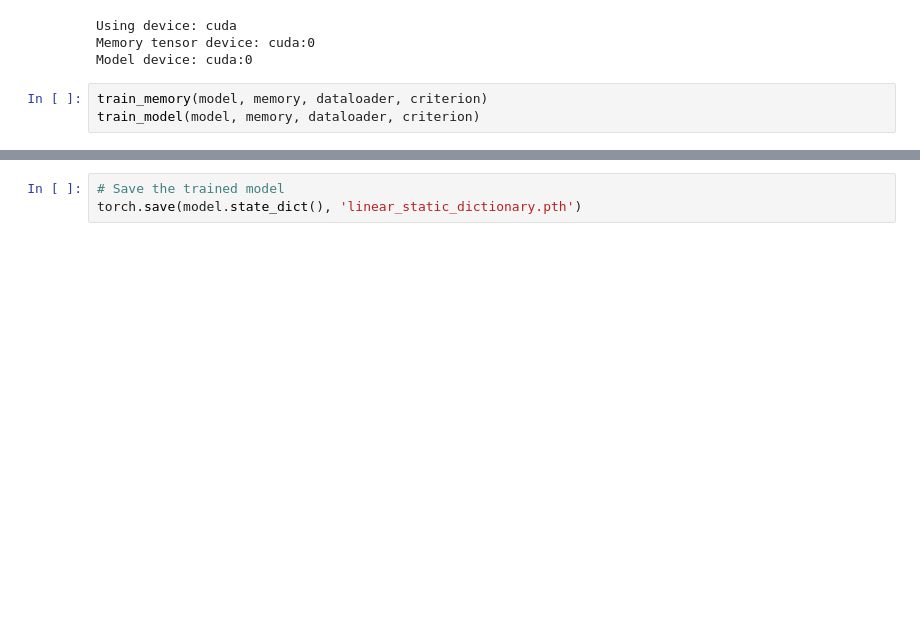
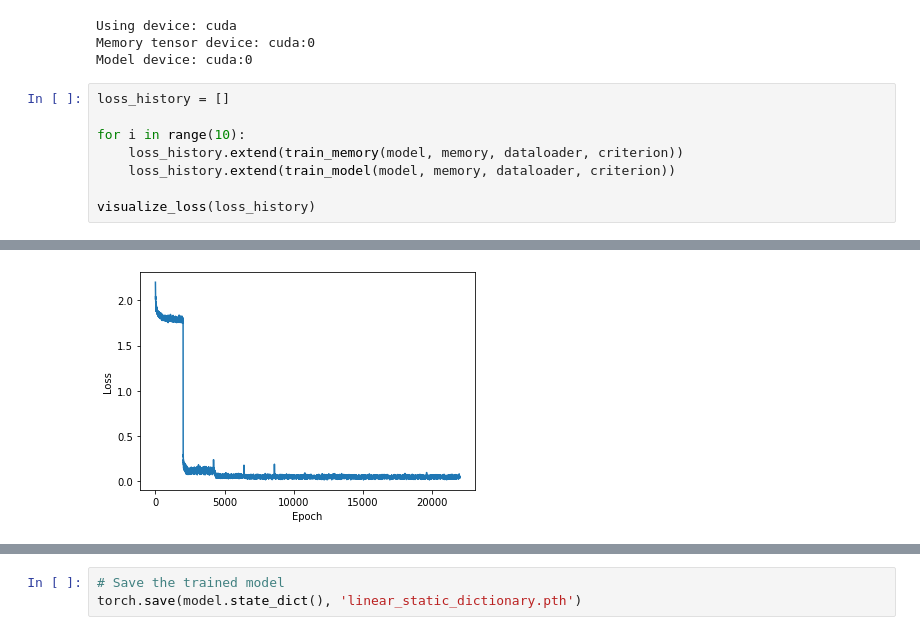
Before and after one commit to brysontang/Linear-Static-Dictionary, a Jupyter notebook: notebooks/LinearStaticDictionary.ipynb, the cells around one changed output, grey strips where cells are left out. Drawn from its saved outputs; the diff is of its cells as text; blank space fills up the shorter version.

```diff
--- a/notebooks/LinearStaticDictionary.ipynb
+++ b/notebooks/LinearStaticDictionary.ipynb
@@ -51,6 +61,11 @@ Using device: cuda
 Memory tensor device: cuda:0
 Model device: cuda:0
 # %%
-train_memory(model, memory, dataloader, criterion)
-train_model(model, memory, dataloader, criterion)
+loss_history = []
+
+for i in range(10):
+    loss_history.extend(train_memory(model, memory, dataloader, criterion))
+    loss_history.extend(train_model(model, memory, dataloader, criterion))
+
+visualize_loss(loss_history)
 # %% [output]
@@ -77,3 +89,4 @@ Epoch [100/100], Loss: 0.0004
+[figure, added]
 # %%
 visualize_memory(memory)
 # %% [output]
```
Also changed, not shown: parts of 7 cells of this notebook, 2 other files.
